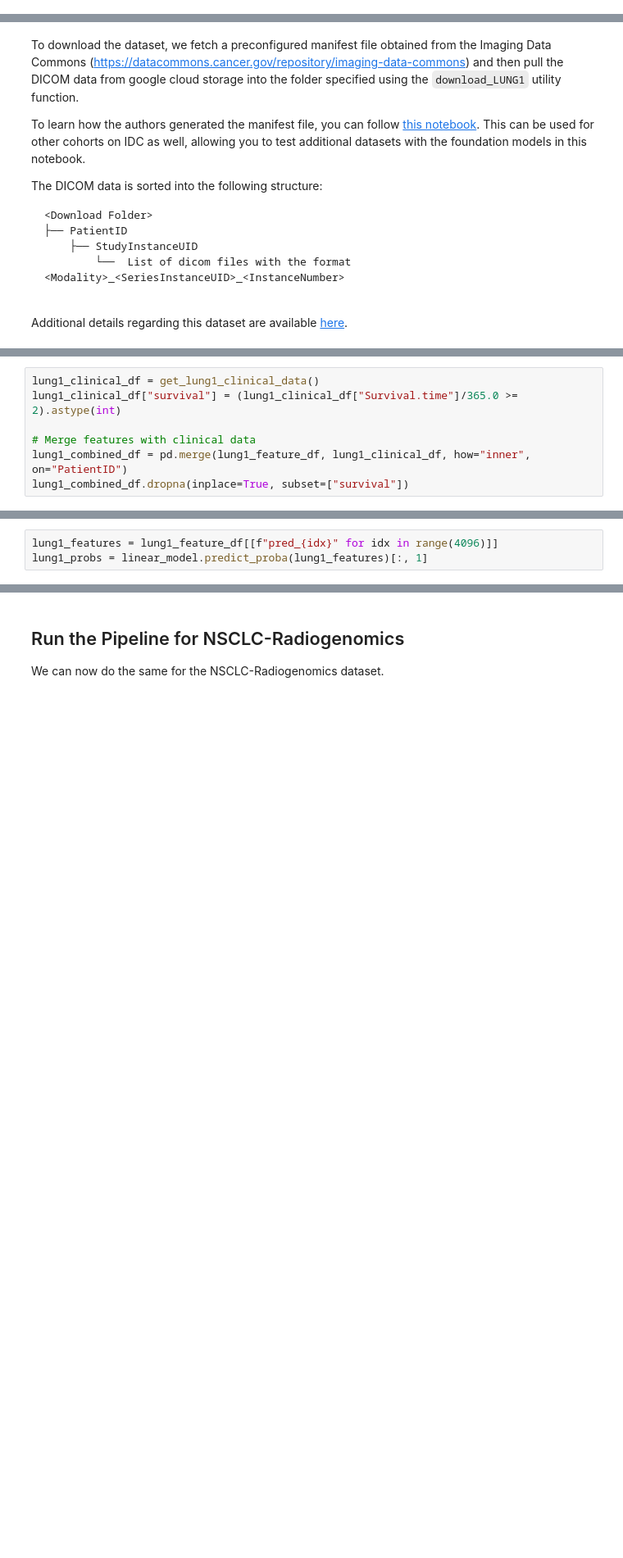
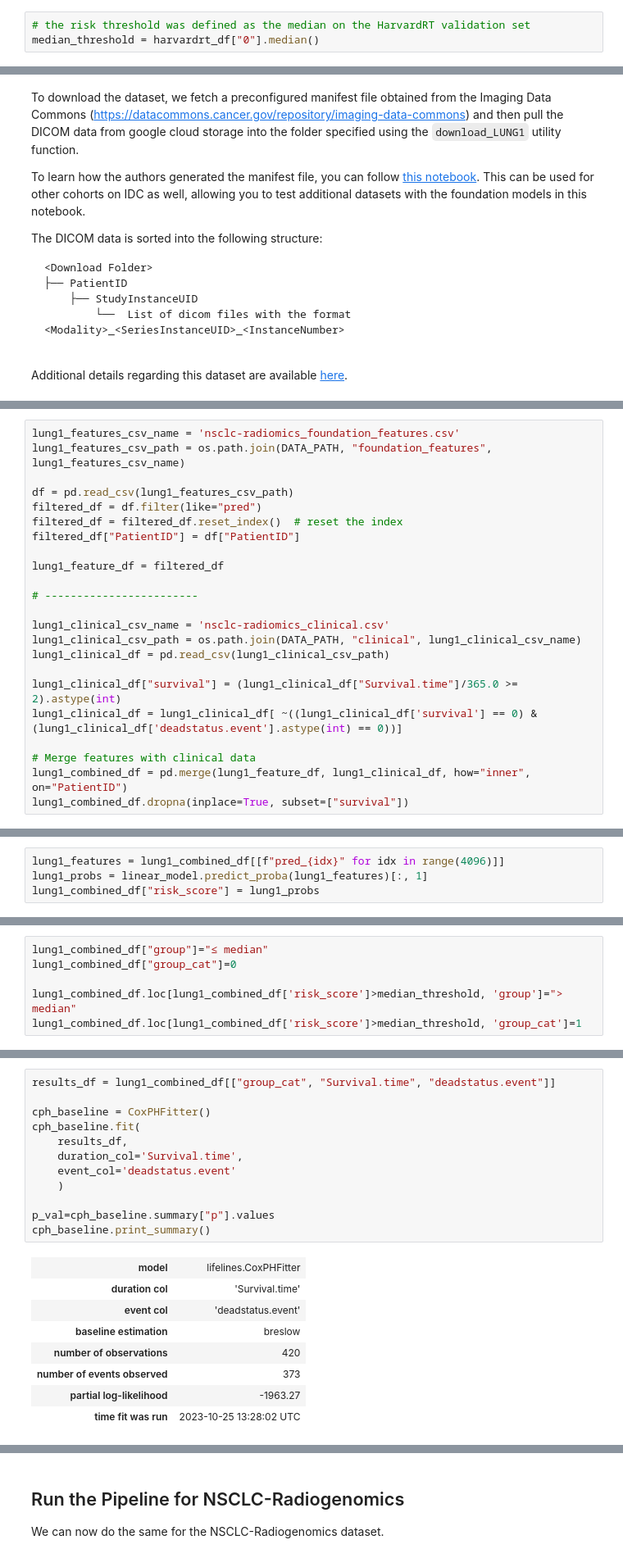
Before and after one commit to ImagingDataCommons/idc-radiomics-reproducibility, a Jupyter notebook: notebooks/pai_complete_inference.ipynb, the cells around one changed output, grey strips where cells are left out. Shown: that part at 82% size. Cells and saved outputs as stored; diff of their text form; blank space fills up the shorter version.

Commit message:
Update Pai et Al. complete inference notebook with survival analysis

```diff
--- a/notebooks/pai_complete_inference.ipynb
+++ b/notebooks/pai_complete_inference.ipynb
@@ -106,3 +202,6 @@ https://scikit-learn.org/stable/model_persistence.html#security-maintainability-
+# %%
+# the risk threshold was defined as the median on the HarvardRT validation set
+median_threshold = harvardrt_df["0"].median()
 # %% [markdown]
 ## Run the Pipeline for LUNG1
 
@@ -137,7 +236,23 @@ lung1_feature_df = get_lung1_foundation_features()
 Please note the clinical data fetched for comparison purposes is an exact copy obtained from [here](https://wiki.cancerimagingarchive.net/display/Public/NSCLC-Radiomics).
 # %%
-lung1_clinical_df = get_lung1_clinical_data()
+lung1_features_csv_name = 'nsclc-radiomics_foundation_features.csv'
+lung1_features_csv_path = os.path.join(DATA_PATH, "foundation_features", lung1_features_csv_name)
+
+df = pd.read_csv(lung1_features_csv_path)
+filtered_df = df.filter(like="pred")
+filtered_df = filtered_df.reset_index()  # reset the index
+filtered_df["PatientID"] = df["PatientID"]
+
+lung1_feature_df = filtered_df
+
+# ------------------------
+
+lung1_clinical_csv_name = 'nsclc-radiomics_clinical.csv'
+lung1_clinical_csv_path = os.path.join(DATA_PATH, "clinical", lung1_clinical_csv_name)
+lung1_clinical_df = pd.read_csv(lung1_clinical_csv_path)
+
 lung1_clinical_df["survival"] = (lung1_clinical_df["Survival.time"]/365.0 >= 2).astype(int)
+lung1_clinical_df = lung1_clinical_df[ ~((lung1_clinical_df['survival'] == 0) & (lung1_clinical_df['deadstatus.event'].astype(int) == 0))]
 
 # Merge features with clinical data
 lung1_combined_df = pd.merge(lung1_feature_df, lung1_clinical_df, how="inner", on="PatientID")
@@ -147,3 +262,4 @@ Finally, we can use the deep features we extracted with the foundation model to
 # %%
-lung1_features = lung1_feature_df[[f"pred_{idx}" for idx in range(4096)]]
+lung1_features = lung1_combined_df[[f"pred_{idx}" for idx in range(4096)]]
 lung1_probs = linear_model.predict_proba(lung1_features)[:, 1]
+lung1_combined_df["risk_score"] = lung1_probs
@@ -166,0 +266,6 @@ plt.show()
+# %%
+lung1_combined_df["group"]="≤ median"
+lung1_combined_df["group_cat"]=0
+
+lung1_combined_df.loc[lung1_combined_df['risk_score']>median_threshold, 'group']="> median"
+lung1_combined_df.loc[lung1_combined_df['risk_score']>median_threshold, 'group_cat']=1
@@ -166,0 +300,21 @@ plt.show()
+# %%
+results_df = lung1_combined_df[["group_cat", "Survival.time", "deadstatus.event"]]
+
+cph_baseline = CoxPHFitter()
+cph_baseline.fit(
+    results_df,
+    duration_col='Survival.time',
+    event_col='deadstatus.event'
+    )
+
+p_val=cph_baseline.summary["p"].values
+cph_baseline.print_summary()
+# %% [output]
+| model | lifelines.CoxPHFitter |
+| duration col | 'Survival.time' |
+| event col | 'deadstatus.event' |
+| baseline estimation | breslow |
+| number of observations | 420 |
+| number of events observed | 373 |
+| partial log-likelihood | -1963.27 |
+| time fit was run | 2023-10-25 13:28:02 UTC |
```
Also changed, not shown: parts of 29 cells of this notebook.
